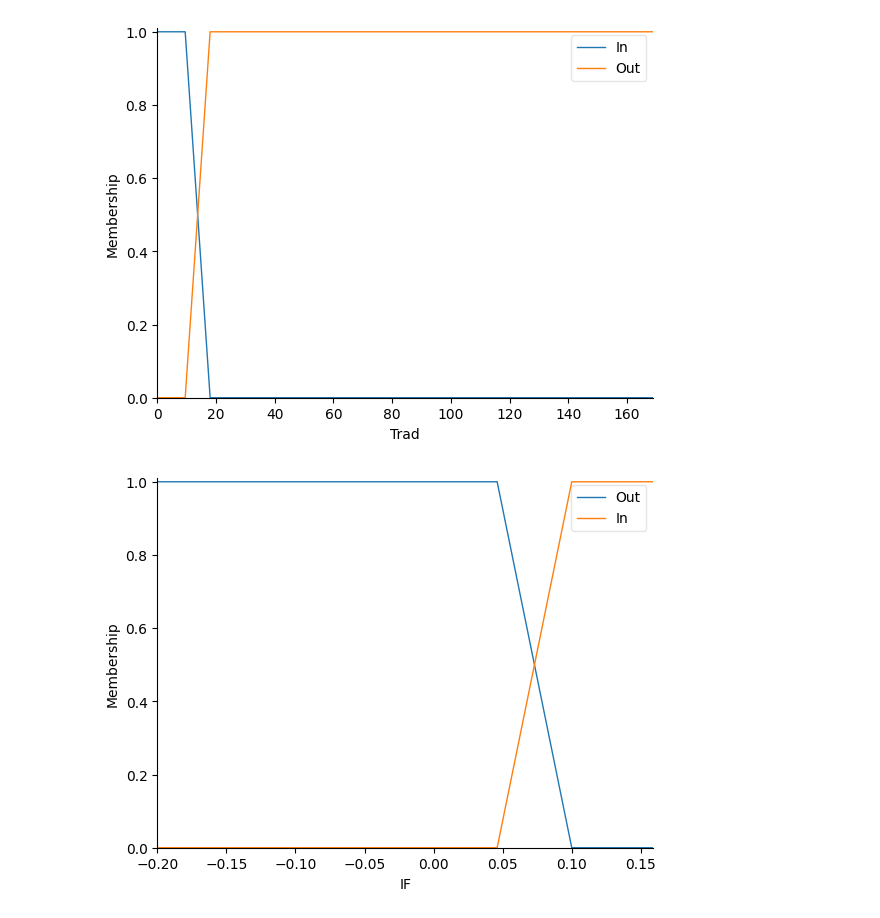
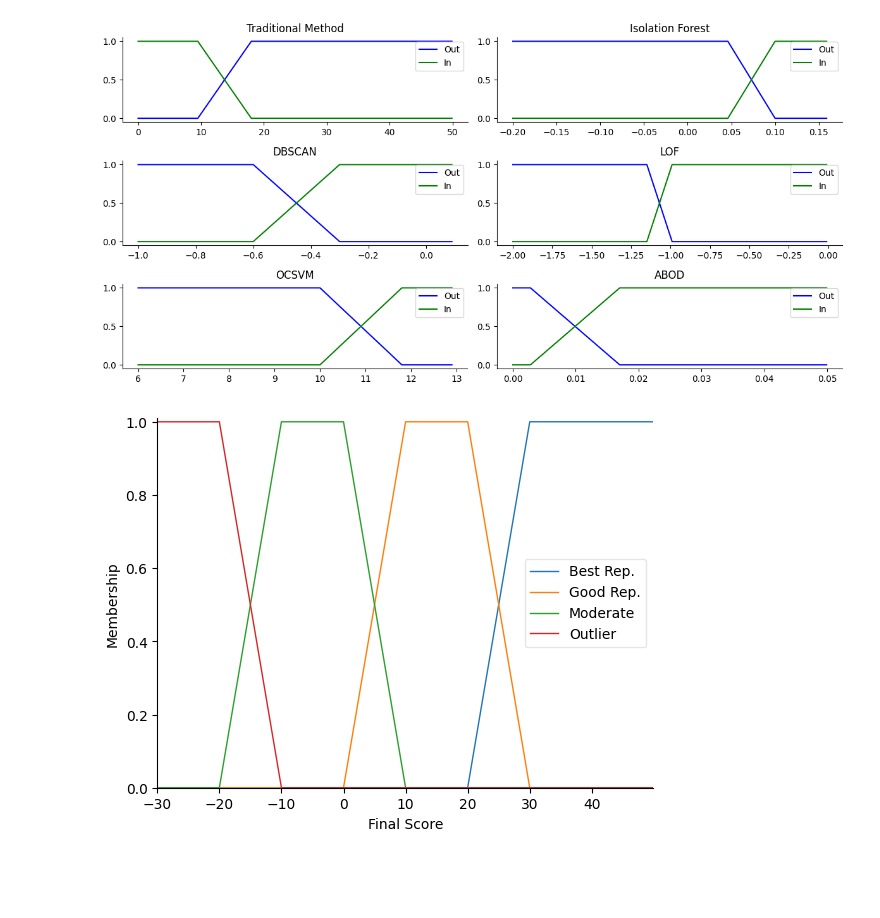
Before and after one commit to Mahdimamara/PVT, a Jupyter notebook: FuzzyLogic.ipynb, the cells around one changed output. Drawn from its saved outputs; the diff is of its cells as text; code cells hidden in the pictures; blank space fills up the shorter version.

```diff
--- a/FuzzyLogic.ipynb
+++ b/FuzzyLogic.ipynb
@@ -11,34 +12,49 @@ DBSCAN = control.Antecedent(np.arange(-1, 0.1, 0.01), 'DBSCAN')
 LOF = control.Antecedent(np.arange(-4.5, 0, 0.01), 'LOF')
 OCSVM = control.Antecedent(np.arange(1, 13, 0.1), 'OCSVM')
 ABOD = control.Antecedent(np.arange(0, 0.05, 0.0001), 'ABOD')
-Sample = control.Consequent(np.arange(-20, 50, 0.1), 'Sample')
+Sample = control.Consequent(np.arange(-30, 50, 0.1), 'Final Score')
 # %%
 #membership functions (trapezoidal)
 Trad['In']    = skfuzzy.trapmf(Trad.universe, [0, 0, 9.5, 18])
 Trad['Out']   = skfuzzy.trapmf(Trad.universe, [9.5, 18, 169, 169])
 IF['Out']     = skfuzzy.trapmf(IF.universe, [-0.2, -0.2, 0.046, 0.1])
 IF['In']      = skfuzzy.trapmf(IF.universe, [0.046, 0.1, 0.16, 0.16])
 DBSCAN['Out'] = skfuzzy.trapmf(DBSCAN.universe, [-1, -1, -0.6, -0.3])
 DBSCAN['In']  = skfuzzy.trapmf(DBSCAN.universe, [-0.6, -0.3, 0.1, 0.1])
 LOF['Out']    = skfuzzy.trapmf(LOF.universe, [-4.5, -4.5, -1.15, -0.99])
 LOF['In']     = skfuzzy.trapmf(LOF.universe, [-1.15, -0.99, 0, 0])
 OCSVM['Out']  = skfuzzy.trapmf(OCSVM.universe, [1, 1, 10, 11.8])
 OCSVM['In']   = skfuzzy.trapmf(OCSVM.universe, [10, 11.8, 13, 13])
 ABOD['Out']   = skfuzzy.trapmf(ABOD.universe, [0, 0, 0.0028, 0.017])
 ABOD['In']    = skfuzzy.trapmf(ABOD.universe, [0.0028, 0.017, 0.05, 0.05])
 
-Sample['Best Rep.'] = skfuzzy.trapmf(Sample.universe, [30, 40, 50, 50])
-Sample['Good Rep.'] = skfuzzy.trapmf(Sample.universe, [10, 20, 30, 40])
-Sample['Moderate']  = skfuzzy.trapmf(Sample.universe, [-10, 0, 10, 20])
-Sample['Outlier']   = skfuzzy.trapmf(Sample.universe, [-20, -20, -10, 0])
+Sample['Best Rep.'] = skfuzzy.trapmf(Sample.universe, [20, 30, 50, 50])
+Sample['Good Rep.'] = skfuzzy.trapmf(Sample.universe, [0, 10, 20, 30])
+Sample['Moderate']  = skfuzzy.trapmf(Sample.universe, [-20, -10, 0, 10])
+Sample['Outlier']   = skfuzzy.trapmf(Sample.universe, [-30, -30, -20, -10])
 
-Trad.view()
-IF.view()
-DBSCAN.view()
-LOF.view()
-OCSVM.view()
-ABOD.view()
+def fuzzyplotter(ax, x, y1, y2, Title):
+    ax.plot(x, skfuzzy.trapmf(x, y1), 'b', linewidth=1.5, label='Out')
+    ax.plot(x, skfuzzy.trapmf(x, y2), 'g', linewidth=1.5, label='In')
+    ax.set_title(Title)
+    ax.legend()
+    ax.spines['top'].set_visible(False)
+    ax.spines['right'].set_visible(False)
+    ax.get_xaxis().tick_bottom()
+    ax.get_yaxis().tick_left()
+
+fig, (ax) = plt.subplots(nrows=3, ncols = 2, figsize=(12, 6))
+fuzzyplotter(ax[0,0], np.arange(0, 50, 0.1), [9.5, 18, 50, 50], [0, 0, 9.5, 18], 'Traditional Method')
+fuzzyplotter(ax[0,1], np.arange(-0.2, 0.16, 0.001), [-0.2, -0.2, 0.046, 0.1],[0.046, 0.1, 0.16, 0.16], 'Isolation Forest')
+fuzzyplotter(ax[1,0], np.arange(-1, 0.1, 0.01), [-1, -1, -0.6, -0.3], [-0.6, -0.3, 0.1, 0.1], 'DBSCAN')
+fuzzyplotter(ax[1,1], np.arange(-2, 0, 0.01), [-2, -2, -1.15, -0.99], [-1.15, -0.99, 0, 0], 'LOF')
+fuzzyplotter(ax[2,0], np.arange(6, 13, 0.1), [6, 6, 10, 11.8], [10, 11.8, 13, 13], 'OCSVM')
+fuzzyplotter(ax[2,1], np.arange(0, 0.05, 0.0001), [0, 0, 0.0028, 0.017], [0.0028, 0.017, 0.05, 0.05], 'ABOD')
+
+plt.tight_layout()
+#plt.savefig('hhh', dpi=300)
+
 Sample.view()
 # %% [output]
-[figure, old version]
+[figure, new version]
-[figure, old version]
+[figure, new version]
```
Also changed, not shown: parts of 4 cells of this notebook.
